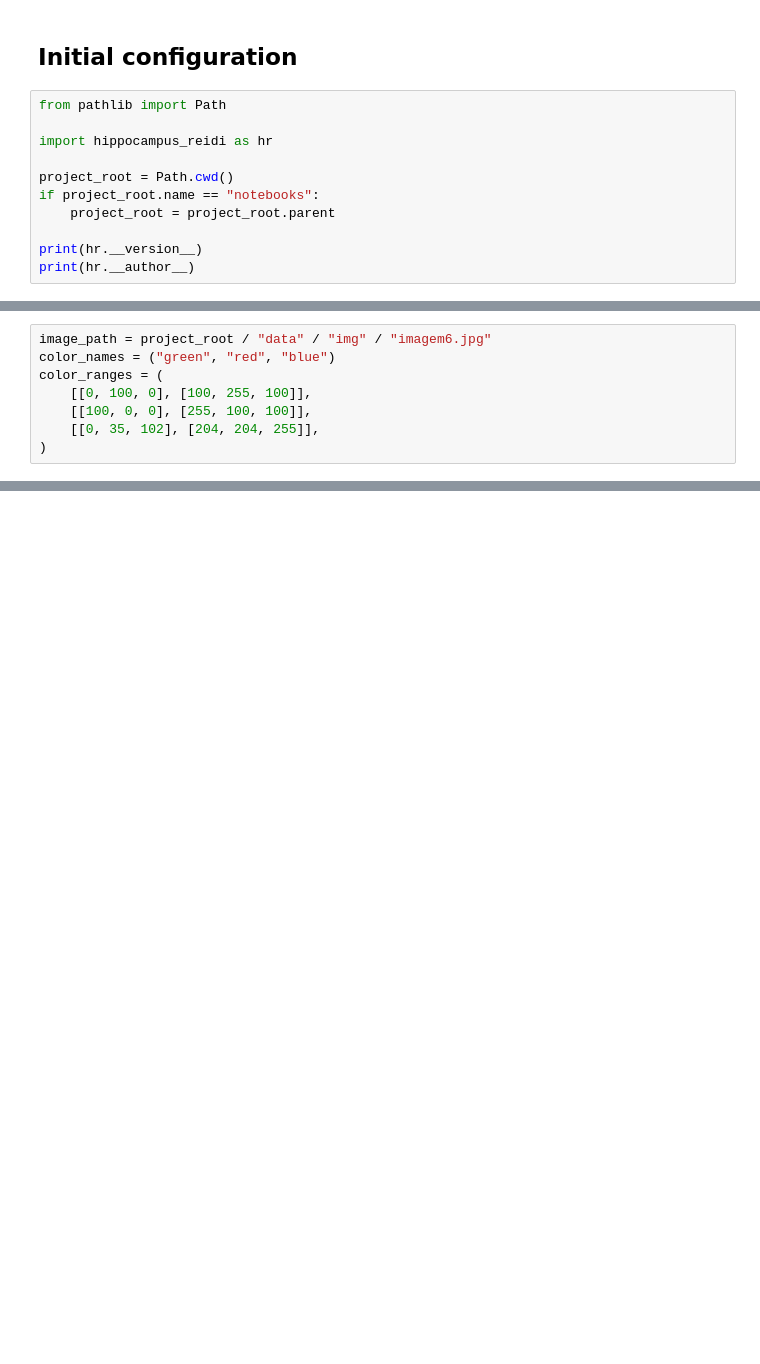
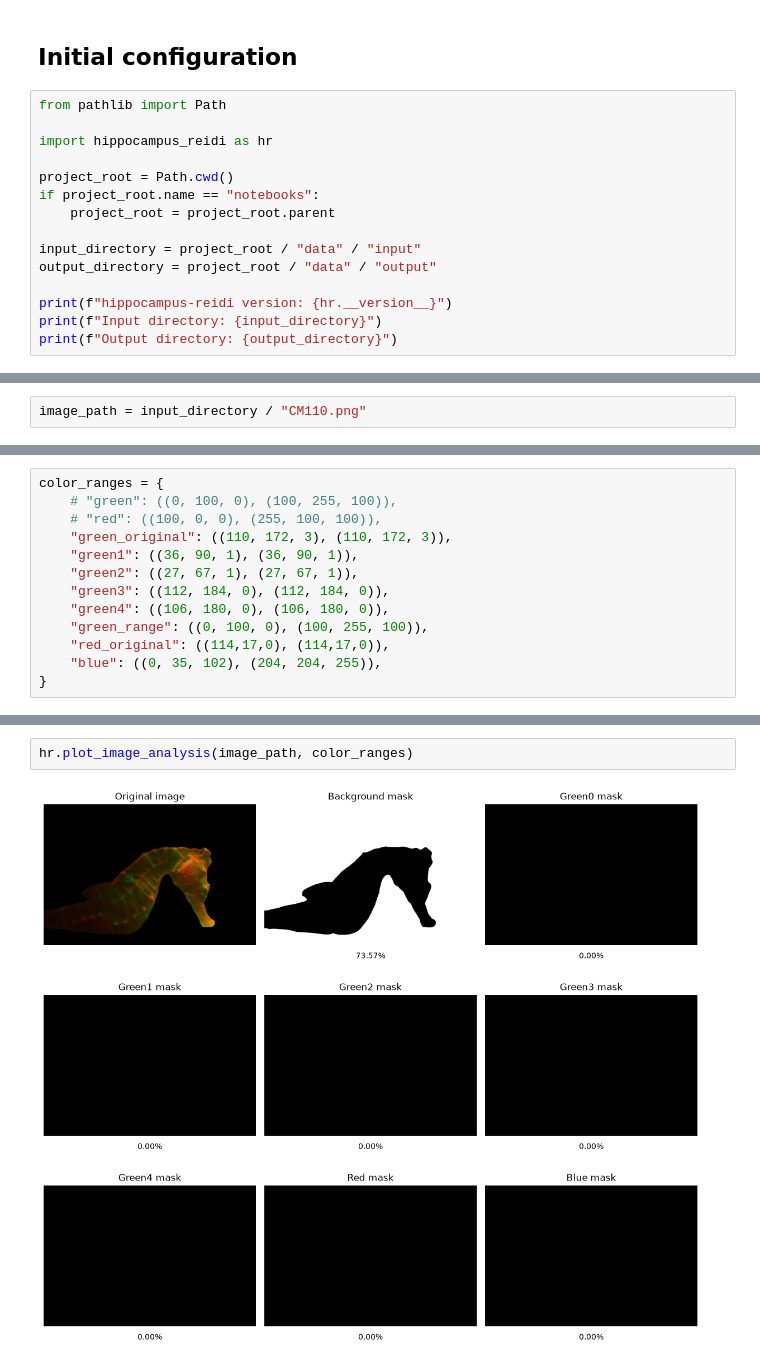
Before and after one commit to brunopiato/hippocampus_reidi, a Jupyter notebook: notebooks/module_usage.ipynb, the cells around one changed output, grey strips where cells are left out. Drawn from its saved outputs; the diff is of its cells as text; blank space fills up the shorter version.

```diff
--- a/notebooks/module_usage.ipynb
+++ b/notebooks/module_usage.ipynb
@@ -15,6 +15,10 @@ project_root = Path.cwd()
 if project_root.name == "notebooks":
     project_root = project_root.parent
 
-print(hr.__version__)
-print(hr.__author__)
+input_directory = project_root / "data" / "input"
+output_directory = project_root / "data" / "output"
+
+print(f"hippocampus-reidi version: {hr.__version__}")
+print(f"Input directory: {input_directory}")
+print(f"Output directory: {output_directory}")
 # %% [output]
@@ -27 +32,3 @@ image_path = project_root / "data" / "img" / "imagem6.jpg"
+# %%
+image_path = input_directory / "CM110.png"
 # %%
@@ -41,8 +45,13 @@ picked_colors
-# %%
-image_path = project_root / "data" / "img" / "imagem6.jpg"
-color_names = ("green", "red", "blue")
-color_ranges = (
-    [[0, 100, 0], [100, 255, 100]],
-    [[100, 0, 0], [255, 100, 100]],
-    [[0, 35, 102], [204, 204, 255]],
-)
+# %%
+color_ranges = {
+    # "green": ((0, 100, 0), (100, 255, 100)),
+    # "red": ((100, 0, 0), (255, 100, 100)),
+    "green_original": ((110, 172, 3), (110, 172, 3)),
+    "green1": ((36, 90, 1), (36, 90, 1)),
+    "green2": ((27, 67, 1), (27, 67, 1)),
+    "green3": ((112, 184, 0), (112, 184, 0)),
+    "green4": ((106, 180, 0), (106, 180, 0)),
+    "green_range": ((0, 100, 0), (100, 255, 100)),
+    "red_original": ((114,17,0), (114,17,0)),
+    "blue": ((0, 35, 102), (204, 204, 255)),
+}
@@ -80 +103,5 @@ results
+# %%
+hr.plot_image_analysis(image_path, color_ranges)
+# %% [output]
+[figure, added]
 # %% [markdown]
```
Also changed, not shown: parts of 15 cells of this notebook, 26 other files.
